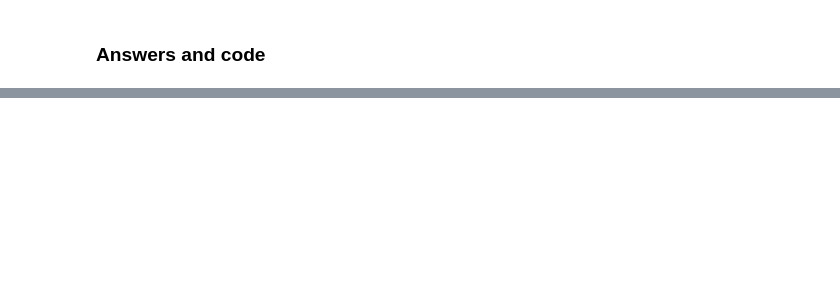
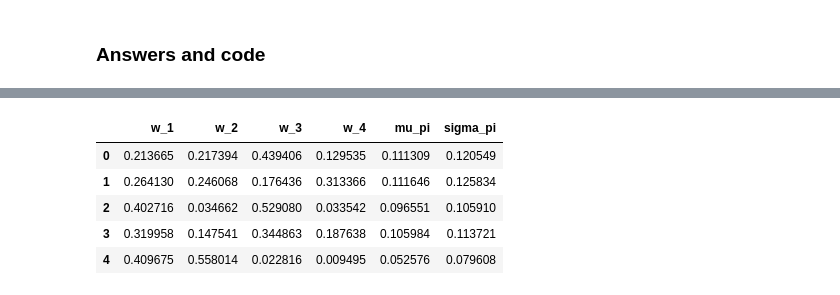
Before and after one commit to will-j-c/cqf_exam_1, a Jupyter notebook: question_1.ipynb, the cells around one changed output, grey strips where cells are left out. Saved outputs shown, nothing was run; the diff lists cells and outputs as text; code cells hidden in the pictures; blank space fills up the shorter version.

```diff
--- a/question_1.ipynb
+++ b/question_1.ipynb
@@ -169,0 +173,24 @@ N = 700
+# %%
+# Set the matrices for mu and sigma
+mu = np.array([0.02, 0.07, 0.15, 0.2]).reshape((4, 1))
+sigma = np.array([0.05, 0.12, 0.17, 0.25]).reshape((4, 1))
+R = np.array([[1, 0.3, 0.3, 0.3], [0.3, 1, 0.6, 0.6], [
+             0.3, 0.6, 1, 0.6], [0.3, 0.6, 0.6, 1]]).reshape(4, 4)
+
+# Compute the covariance matrix usings SRS where S = the diagonal standard deviation matrix
+S = np.diag(sigma.flatten())
+covariance_matrix = multi_dot([S, R, S])
+
+# Set values for N and initiate an empty list for the
+N = 10000
+weights_arr = []
+
+# Generate N random weights for the 4 assets
+for i in range(N):
+    weights = random.random(4)
+    # Standardise these weights
+    weights /= sum(weights)
+    weights_arr.append(weights)
+
+# Add them to a dataframe
+df = pd.DataFrame(weights_arr, columns=['w_1', 'w_2', 'w_3', 'w_4'])
@@ -169,0 +215,20 @@ N = 700
+# %%
+# loop through weights, extract matrix, calculate portfolio mean and sd, append back to df
+for index, row in df.iterrows():
+    # convert to a matrix of weights
+    w = np.array(row).reshape(1, 4)
+    # Compute mean for the portfolio, add it to the dataframe
+    mu_pi = multi_dot([w, mu])
+    df.loc[index, 'mu_pi'] = mu_pi.flatten()
+    # Compute the sd for the portfolio, add it to the dataframe
+    sigma_pi = np.sqrt(multi_dot([w, covariance_matrix, w.T]))
+    df.loc[index, 'sigma_pi'] = sigma_pi.flatten()
+# %%
+df.head()
+# %% [output]
+|  | w_1 | w_2 | w_3 | w_4 | mu_pi | sigma_pi |
+| 0 | 0.213665 | 0.217394 | 0.439406 | 0.129535 | 0.111309 | 0.120549 |
+| 1 | 0.264130 | 0.246068 | 0.176436 | 0.313366 | 0.111646 | 0.125834 |
+| 2 | 0.402716 | 0.034662 | 0.529080 | 0.033542 | 0.096551 | 0.105910 |
+| 3 | 0.319958 | 0.147541 | 0.344863 | 0.187638 | 0.105984 | 0.113721 |
+| 4 | 0.409675 | 0.558014 | 0.022816 | 0.009495 | 0.052576 | 0.079608 |
```
Also changed, not shown: parts of 11 cells of this notebook, 2 other files.
